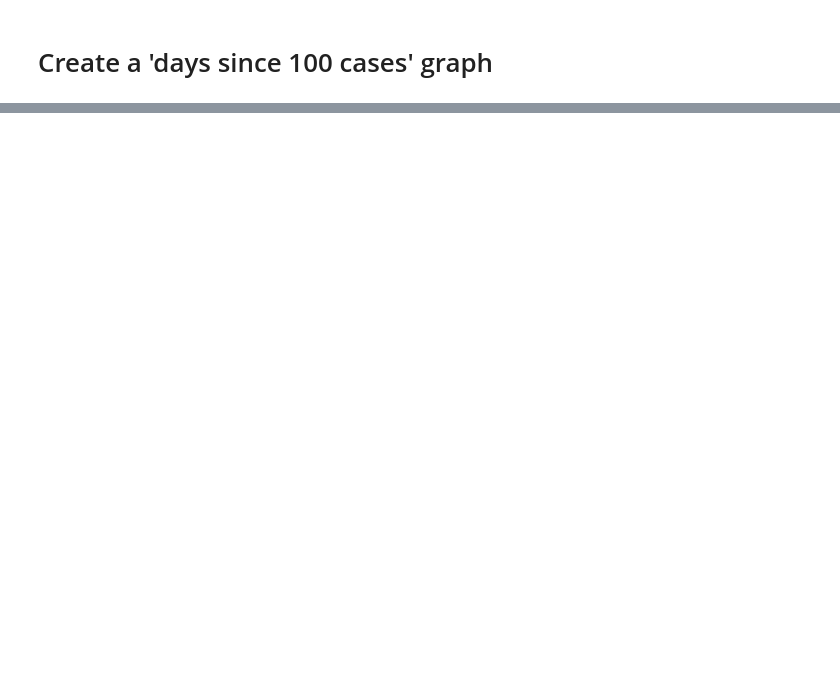
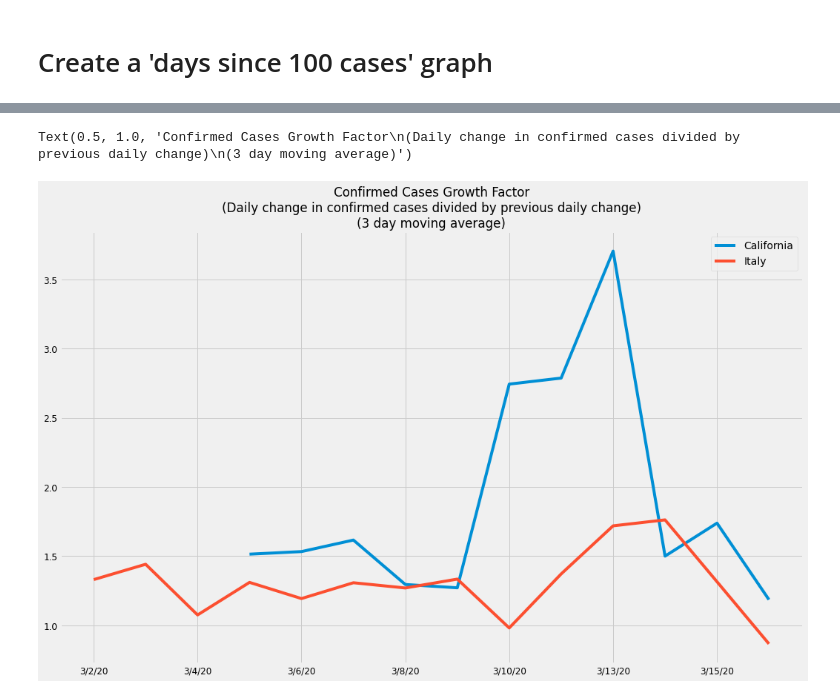
Before and after one commit to dyoung418/COVID-19, a Jupyter notebook: covid_california_analysis.ipynb, the cells around one changed output, grey strips where cells are left out. Drawn from its saved outputs; the diff is of its cells as text; code cells hidden in the pictures; blank space fills up the shorter version.

Commit message:
added growth factor analysis

```diff
--- a/covid_california_analysis.ipynb
+++ b/covid_california_analysis.ipynb
@@ -166,0 +170,6 @@ daysSince100
+# %%
+start_date = '2/27/20'
+window = 3
+location = ['California', 'Italy']
+#location = ['California', 'South Korea', 'Italy', 'Germany', 'New York']
+newdf.loc[start_date:,:]
@@ -166,0 +215,5 @@ daysSince100
+# %%
+# Many countries didn't update their reports on 3/12 leading to 'inf' growth
+# factor on 3/13.  I'm going to drop 3/12 data to get a better trend
+tempdf = newdf.drop('3/12/20', axis='index')
+tempdf.loc[start_date:,:].diff().pct_change().add(1)
@@ -166,0 +238,8 @@ daysSince100
+# %%
+# graph the growth factors
+ax = tempdf.loc[start_date:,location].diff().pct_change().add(1).rolling(window).mean().plot()
+#ax.set_ylim(ymin=0, ymax=4)
+ax.set_title("Confirmed Cases Growth Factor\n(Daily change in confirmed cases divided by previous daily change)\n({} day moving average)".format(window), fontsize='large')
+# %% [output]
+Text(0.5, 1.0, 'Confirmed Cases Growth Factor\n(Daily change in confirmed cases divided by previous daily change)\n(3 day moving average)')
+[figure, added]
```
Also changed, not shown: parts of 10 cells of this notebook.
